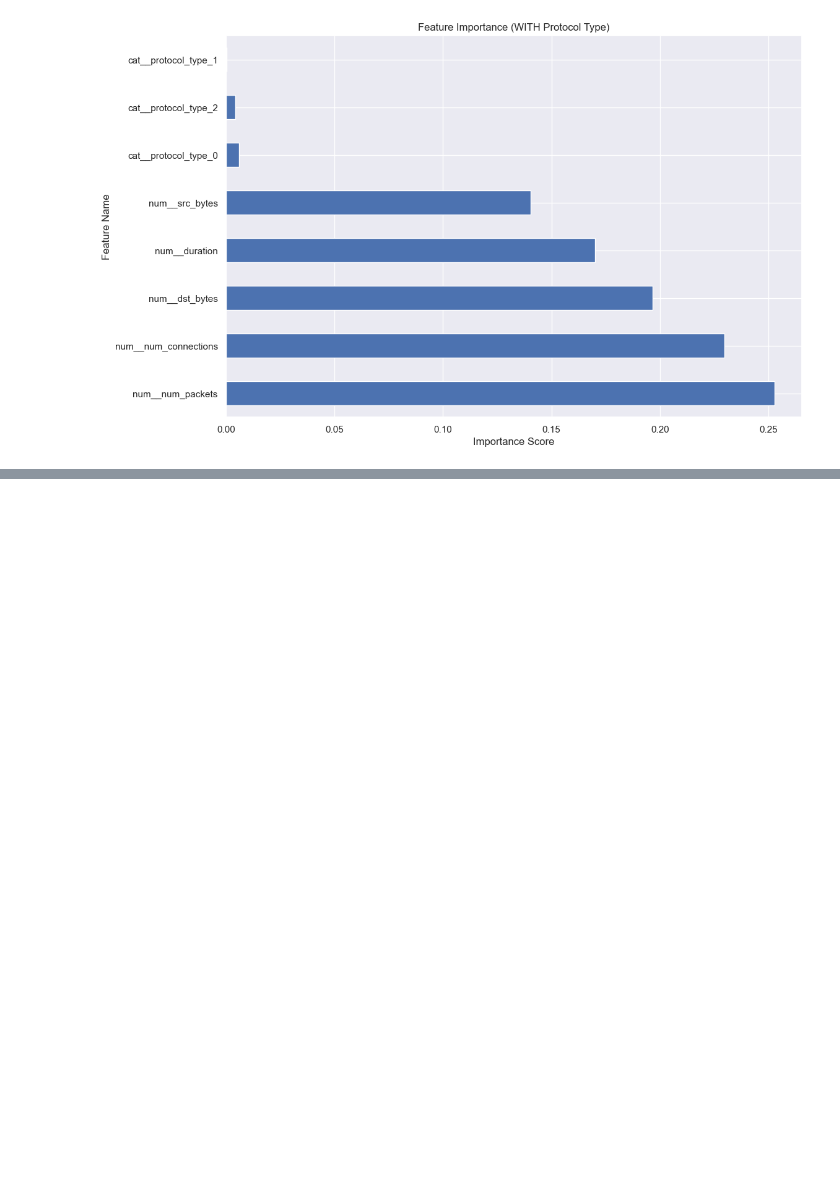
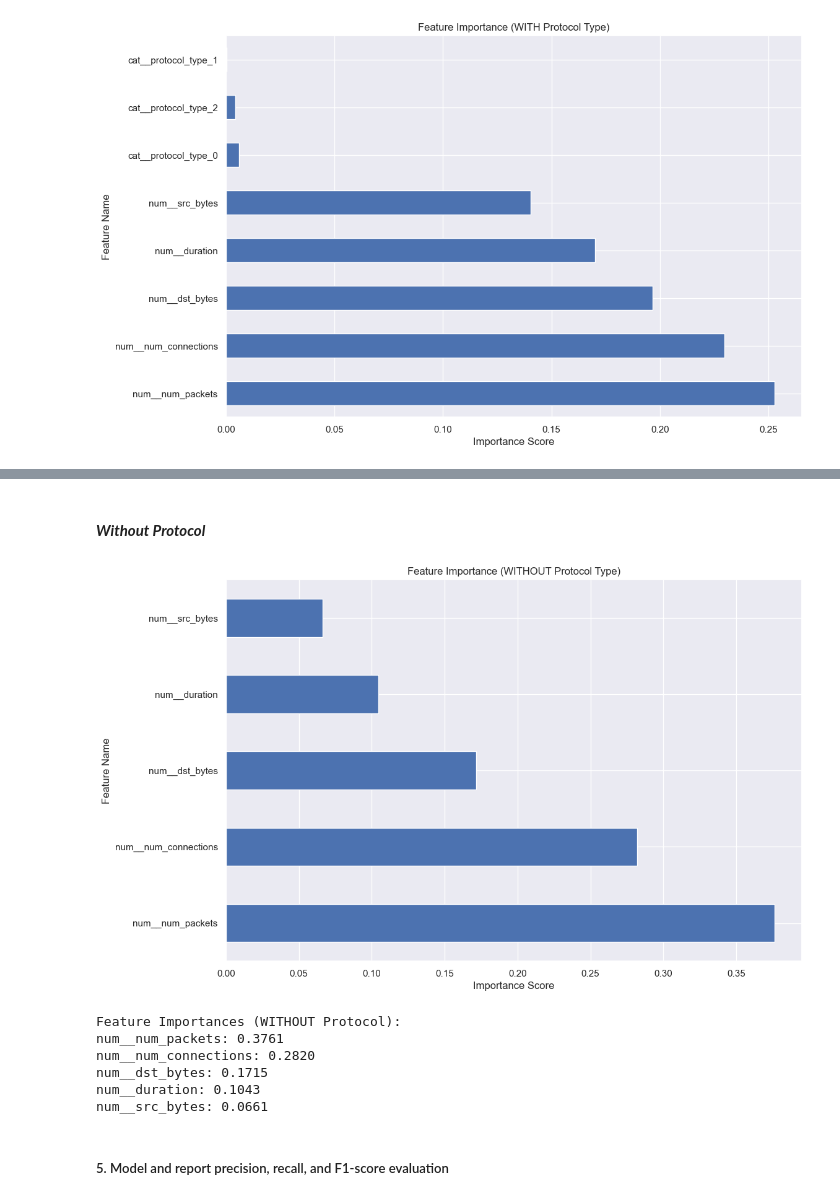
Before and after one commit to Juaaanits/cybersecurity-attack-classification, a Jupyter notebook: notebook.ipynb, the cells around one changed output, grey strips where cells are left out. Drawn from its saved outputs; the diff is of its cells as text; code cells hidden in the pictures; blank space fills up the shorter version.

```diff
--- a/notebook.ipynb
+++ b/notebook.ipynb
@@ -466,0 +448,27 @@ plt.show()
+# %% [markdown]
+#### ***Without Protocol***
+# %%
+importances_without = rf_pipeline_without_protocol.named_steps['classifier'].feature_importances_
+features_without = rf_pipeline_without_protocol.named_steps['preprocessor'].get_feature_names_out()
+
+plt.figure(figsize=(12, 8))
+pd.Series(importances_without, index=features_without).sort_values(ascending=False).head(10).plot.barh()
+plt.title('Feature Importance (WITHOUT Protocol Type)')
+plt.xlabel('Importance Score')
+plt.ylabel('Feature Name')
+plt.show()
+# %% [output]
+[figure, added]
+# %%
+print("\nFeature Importances (WITHOUT Protocol):")
+for feature, importance in sorted(zip(features_without, importances_without), key=lambda x: x[1], reverse=True):
+    print(f"{feature}: {importance:.4f}")
+# %% [output]
+Feature Importances (WITHOUT Protocol):
+num__num_packets: 0.3761
+num__num_connections: 0.2820
+num__dst_bytes: 0.1715
+num__duration: 0.1043
+num__src_bytes: 0.0661
+# %% [markdown]
+##### 5. Model and report precision, recall, and F1-score evaluation
```
Also changed, not shown: parts of 39 cells of this notebook.
